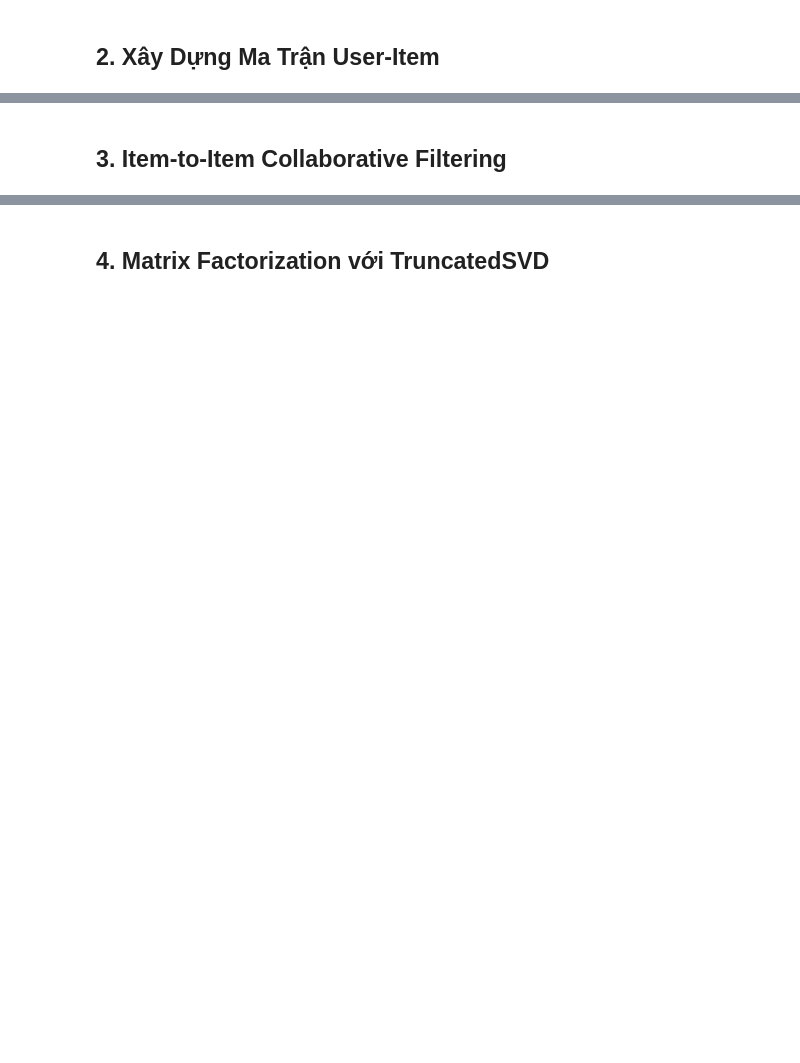
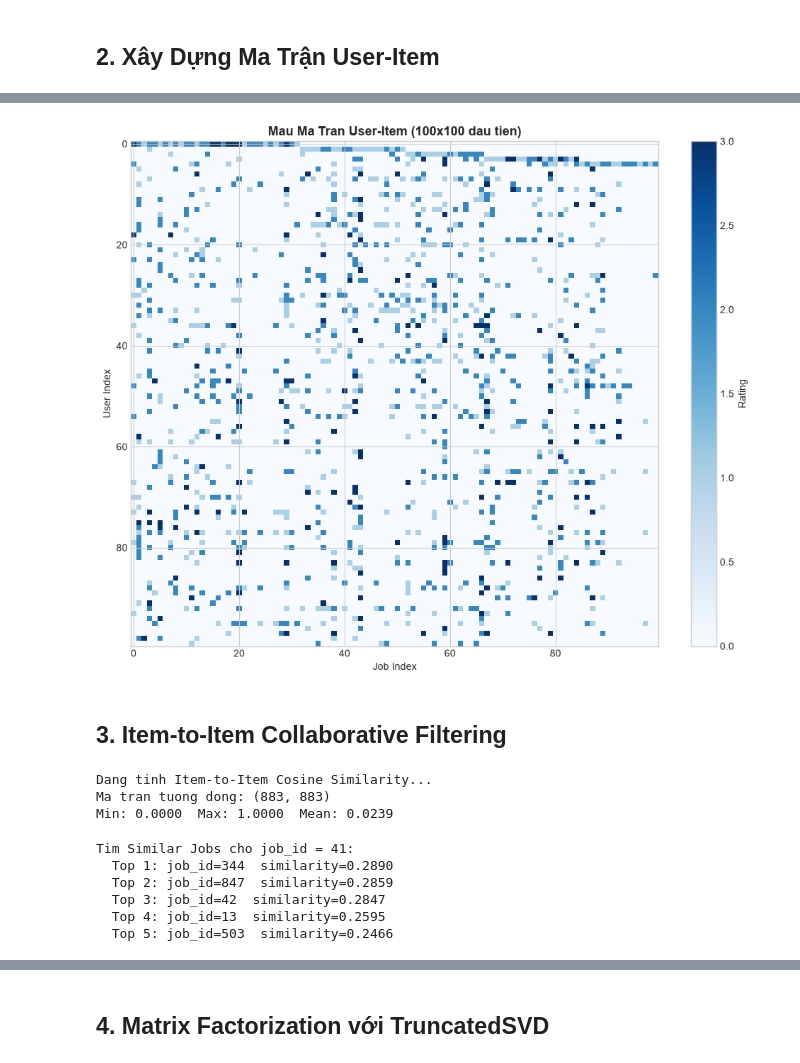
Before and after one commit to doanquangminh14/IT-Job-Market-Intelligence, a Jupyter notebook: notebook/collaborative_filtering_experiment.ipynb, the cells around one changed output, grey strips where cells are left out. Saved outputs shown, nothing was run; the diff lists cells and outputs as text; code cells hidden in the pictures; blank space fills up the shorter version.

```diff
--- a/notebook/collaborative_filtering_experiment.ipynb
+++ b/notebook/collaborative_filtering_experiment.ipynb
@@ -132,15 +174,17 @@ print(f"Mật độ ma trận : {density:.4f}%  (Data Sparsity rất cao — đ
 # %%
-# Trực quan hóa mẫu 100×100 đầu tiên
+# Trực quan hóa mẫu 100x100 đầu tiên
 sample = R[:100, :100].toarray()
 
 fig, ax = plt.subplots(figsize=(10, 8))
 im = ax.imshow(sample, aspect='auto', cmap='Blues', interpolation='nearest')
 plt.colorbar(im, ax=ax, label='Rating')
-ax.set_title('Mẫu Ma Trận User-Item (100×100 đầu tiên)', fontsize=13, fontweight='bold')
+ax.set_title('Mau Ma Tran User-Item (100x100 dau tien)', fontsize=13, fontweight='bold')
 ax.set_xlabel('Job Index')
 ax.set_ylabel('User Index')
 plt.tight_layout()
 plt.show()
+# %% [output]
+[figure, added]
 # %% [markdown]
 ## 3. Item-to-Item Collaborative Filtering
 # %%
@@ -148,10 +192,14 @@ plt.show()
 # Transpose: mỗi hàng là 1 item, mỗi cột là 1 user
 R_item = R.T.toarray()  # shape: (n_jobs, n_users)
 
-print("Đang tính Item-to-Item Cosine Similarity...")
+print("Dang tinh Item-to-Item Cosine Similarity...")
 item_sim = cosine_similarity(R_item)  # shape: (n_jobs, n_jobs)
-print(f"Ma trận tương đồng: {item_sim.shape}")
+print(f"Ma tran tuong dong: {item_sim.shape}")
 print(f"Min: {item_sim.min():.4f}  Max: {item_sim.max():.4f}  Mean: {item_sim.mean():.4f}")
+# %% [output]
+Dang tinh Item-to-Item Cosine Similarity...
+Ma tran tuong dong: (883, 883)
+Min: 0.0000  Max: 1.0000  Mean: 0.0239
 # %%
 # Kiểm tra Similar Jobs cho 1 công việc mẫu
 def get_similar_jobs_manual(job_id: int, top_k: int = 5):
@@ -166,10 +214,17 @@ def get_similar_jobs_manual(job_id: int, top_k: int = 5):
 
 # Thử với job_id đầu tiên trong tập
 sample_job_id = int(jobs[0])
-print(f"Tìm Similar Jobs cho job_id = {sample_job_id}:")
+print(f"Tim Similar Jobs cho job_id = {sample_job_id}:")
 similar = get_similar_jobs_manual(sample_job_id, top_k=5)
 for rank, (jid, score) in enumerate(similar, 1):
     print(f"  Top {rank}: job_id={jid}  similarity={score:.4f}")
+# %% [output]
+Tim Similar Jobs cho job_id = 41:
+  Top 1: job_id=344  similarity=0.2890
+  Top 2: job_id=847  similarity=0.2859
+  Top 3: job_id=42  similarity=0.2847
+  Top 4: job_id=13  similarity=0.2595
+  Top 5: job_id=503  similarity=0.2466
 # %%
 # Phân bố điểm tương đồng
 sim_flat = item_sim[np.triu_indices(len(jobs), k=1)]
```
Also changed, not shown: parts of 19 cells of this notebook.
